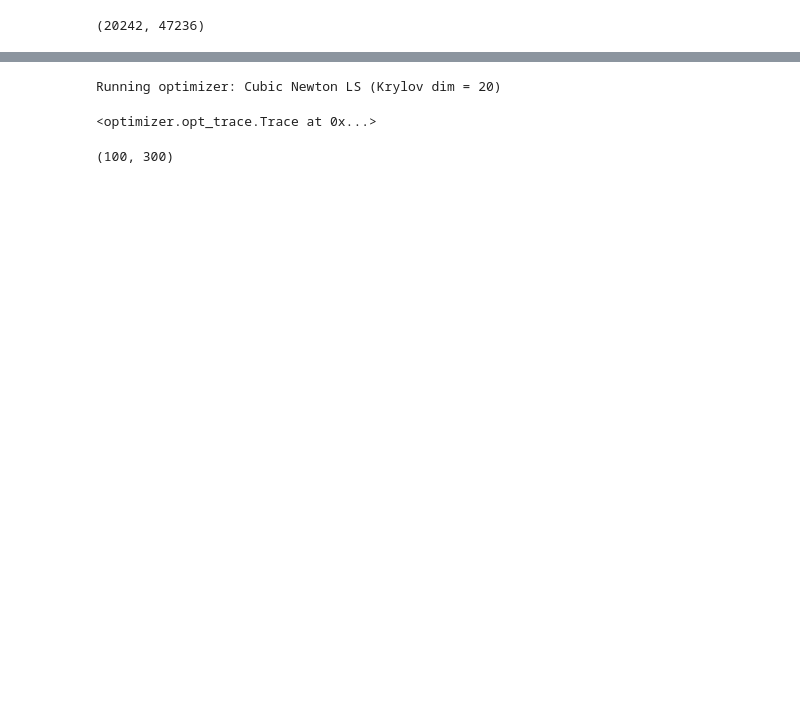
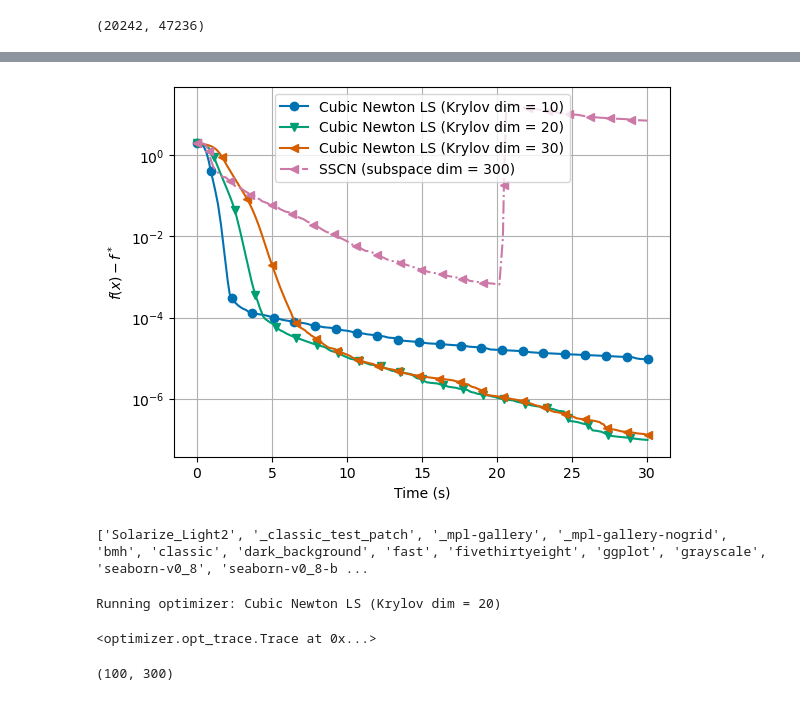
Before and after one commit to Raymond30/Krylov-Cubic-Regularized-Newton, a Jupyter notebook: varying_m.ipynb, the cells around one changed output, grey strips where cells are left out. Drawn from its saved outputs; the diff is of its cells as text; code cells hidden in the pictures; blank space fills up the shorter version.

```diff
--- a/varying_m.ipynb
+++ b/varying_m.ipynb
@@ -113,0 +163,27 @@ plt.show()
+# %%
+plt.style.use('seaborn-v0_8-colorblind')
+# gd.trace.plot_losses(marker='^',time=True)
+cub_krylov10.trace.plot_losses(marker='o',time=True)
+cub_krylov20.trace.plot_losses(marker='v',time=True)
+cub_krylov30.trace.plot_losses(marker='<',time=True)
+
+# sscn10.trace.plot_losses(marker='o',time=True, linestyle='dashdot')
+# sscn20.trace.plot_losses(marker='v',time=True, linestyle='dashdot')
+# sscn30.trace.plot_losses(marker='<',time=True, linestyle='dashdot')
+
+sscn300.trace.plot_losses(marker='<',time=True, linestyle='dashdot')
+
+# cub_krylov_bench.trace.plot_losses(marker='X',time=True)
+
+# cub_root.trace.plot_losses(marker='*', label='cubic Newton (exact)')
+# plt.xscale('log')
+# print(cub.trace.loss_vals)
+
+plt.xlabel('Time (s)')
+plt.yscale('log')
+plt.legend()
+plt.grid()
+plt.savefig('figs/varying_m_SSCN_{}.pdf'.format(dataset))
+plt.show()
+# %% [output]
+[figure, added]
@@ -114,3 +196,7 @@ plt.show()
+# %%
+print(plt.style.available)
+# %% [output]
+['Solarize_Light2', '_classic_test_patch', '_mpl-gallery', '_mpl-gallery-nogrid', 'bmh', 'classic', 'dark_background', 'fast', 'fivethirtyeight', 'ggplot', 'grayscale', 'seaborn-v0_8', 'seaborn-v0_8-b ...
 # %%
 from optimizer.cubic import Optimizer, Lanczos, cubic_solver_root
 from scipy.linalg import eigh
```
Also changed, not shown: parts of 13 cells of this notebook.
